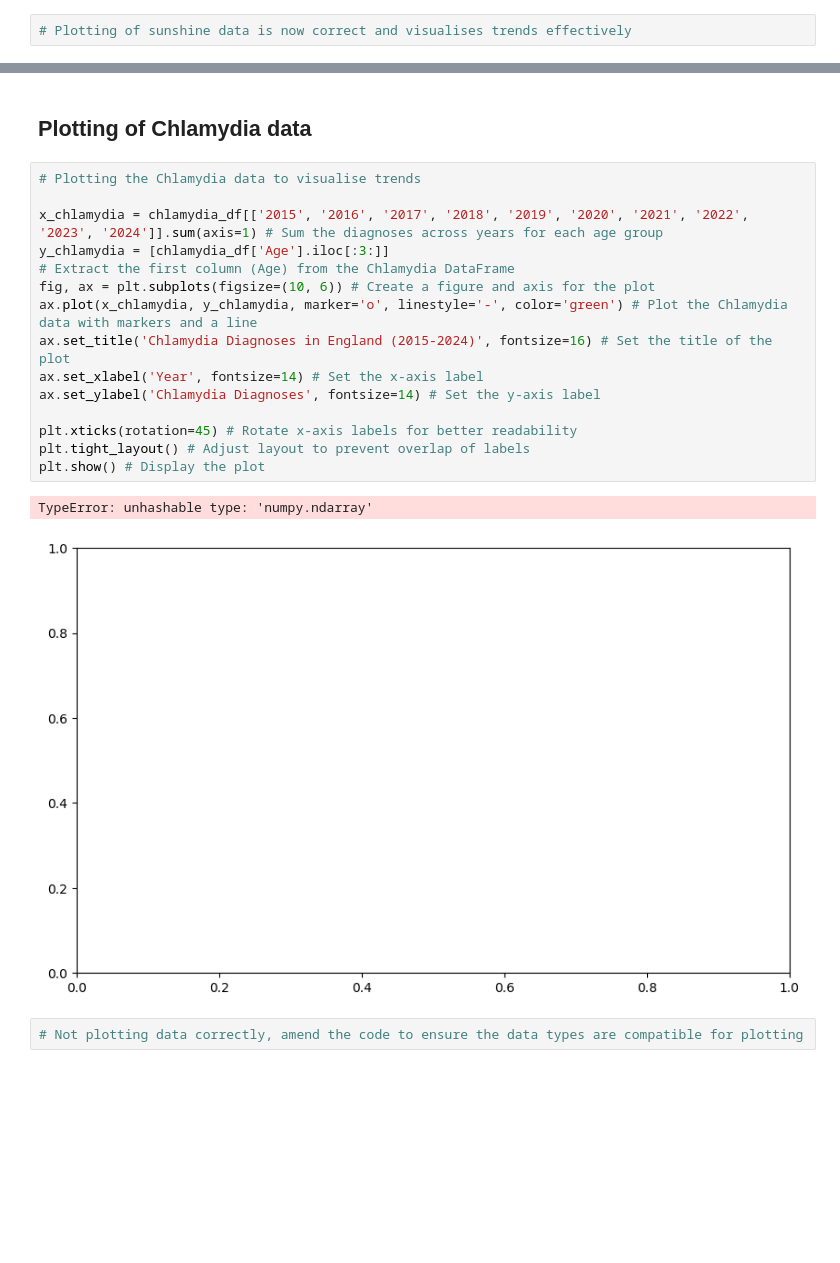
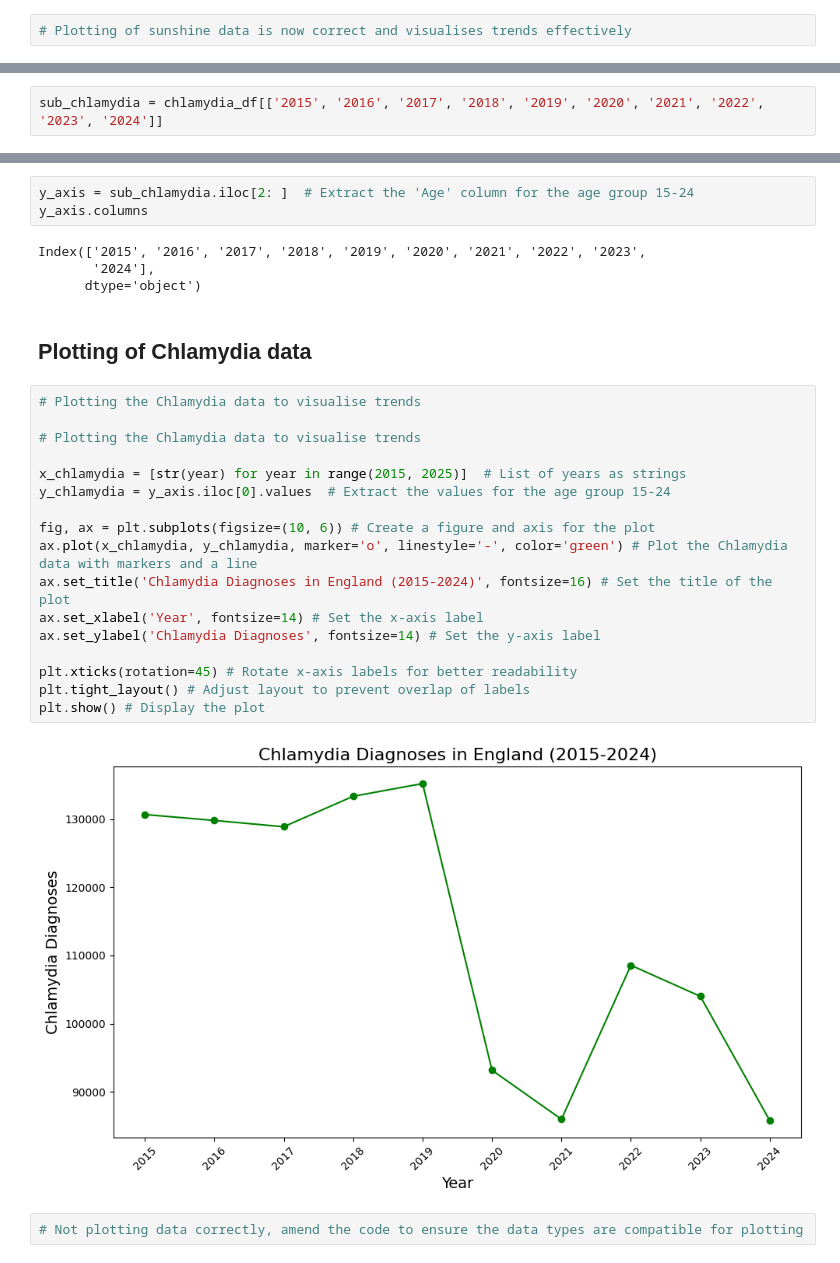
Before and after one commit to KiaraMartin/Final_Project_for_Peckham_DAZ_Introduction_to_Data_Science, a Jupyter notebook: Final_Project_V1.ipynb, the cells around one changed output, grey strips where cells are left out. Drawn from its saved outputs; the diff is of its cells as text; blank space fills up the shorter version.

```diff
--- a/Final_Project_V1.ipynb
+++ b/Final_Project_V1.ipynb
@@ -713,0 +753,2 @@ plt.show() # Display the plot
+# %%
+sub_chlamydia = chlamydia_df[['2015', '2016', '2017', '2018', '2019', '2020', '2021', '2022', '2023', '2024']]
@@ -714,23 +762,31 @@ plt.show() # Display the plot
+# %%
+y_axis = sub_chlamydia.iloc[2: ]  # Extract the 'Age' column for the age group 15-24
+y_axis.columns
+# %% [output]
+Index(['2015', '2016', '2017', '2018', '2019', '2020', '2021', '2022', '2023',
+       '2024'],
+      dtype='object')
 # %% [markdown]
 ## Plotting of Chlamydia data
 # %%
 # Plotting the Chlamydia data to visualise trends
 
-x_chlamydia = chlamydia_df[['2015', '2016', '2017', '2018', '2019', '2020', '2021', '2022', '2023', '2024']].sum(axis=1) # Sum the diagnoses across years for each age group
-y_chlamydia = [chlamydia_df['Age'].iloc[:3:]]
-# Extract the first column (Age) from the Chlamydia DataFrame
+# Plotting the Chlamydia data to visualise trends
+
+x_chlamydia = [str(year) for year in range(2015, 2025)]  # List of years as strings
+y_chlamydia = y_axis.iloc[0].values  # Extract the values for the age group 15-24
+
 fig, ax = plt.subplots(figsize=(10, 6)) # Create a figure and axis for the plot
 ax.plot(x_chlamydia, y_chlamydia, marker='o', linestyle='-', color='green') # Plot the Chlamydia data with markers and a line
 ax.set_title('Chlamydia Diagnoses in England (2015-2024)', fontsize=16) # Set the title of the plot
 ax.set_xlabel('Year', fontsize=14) # Set the x-axis label
 ax.set_ylabel('Chlamydia Diagnoses', fontsize=14) # Set the y-axis label
 
 plt.xticks(rotation=45) # Rotate x-axis labels for better readability
 plt.tight_layout() # Adjust layout to prevent overlap of labels
 plt.show() # Display the plot
 # %% [output]
-TypeError: unhashable type: 'numpy.ndarray'
-[figure, old version]
+[figure, new version]
 # %%
 # Not plotting data correctly, amend the code to ensure the data types are compatible for plotting
 # %%
```
Also changed, not shown: parts of 9 cells of this notebook, 1 other file.
